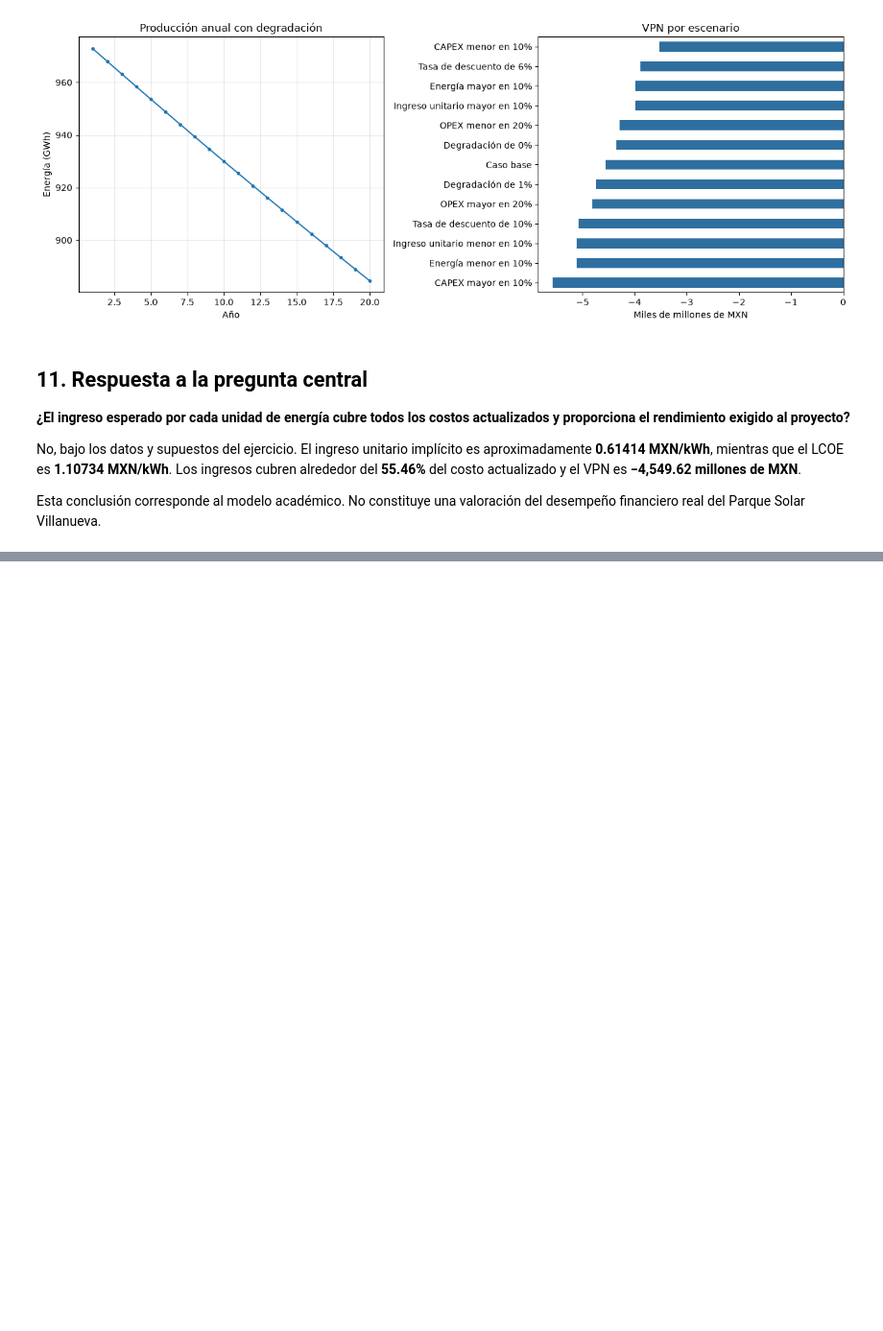
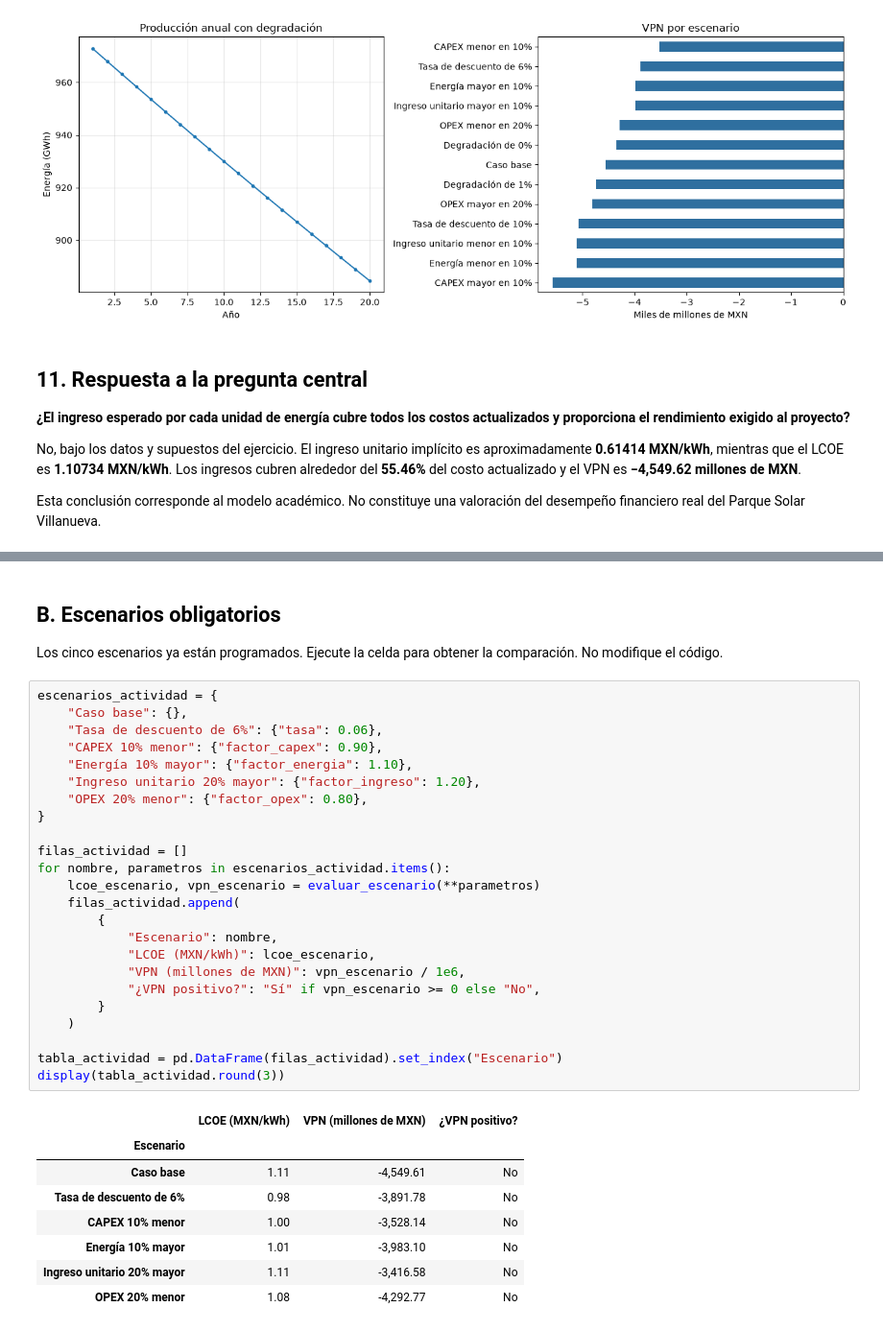
Before and after one commit to cesar-martinez-torres/Energia_Renovable, a Jupyter notebook: 01_evaluacion_economica_LCOE.ipynb, the cells around one changed output, grey strips where cells are left out. Shown at 96% size. Drawn from its saved outputs; the diff is of its cells as text; blank space fills up the shorter version.

```diff
--- a/01_evaluacion_economica_LCOE.ipynb
+++ b/01_evaluacion_economica_LCOE.ipynb
@@ -337,0 +398,37 @@ Esta conclusión corresponde al modelo académico. No constituye una valoración
+# %% [markdown]
+## B. Escenarios obligatorios
+
+Los cinco escenarios ya están programados. Ejecute la celda para obtener la comparación. No modifique el código.
+# %%
+escenarios_actividad = {
+    "Caso base": {},
+    "Tasa de descuento de 6%": {"tasa": 0.06},
+    "CAPEX 10% menor": {"factor_capex": 0.90},
+    "Energía 10% mayor": {"factor_energia": 1.10},
+    "Ingreso unitario 20% mayor": {"factor_ingreso": 1.20},
+    "OPEX 20% menor": {"factor_opex": 0.80},
+}
+
+filas_actividad = []
+for nombre, parametros in escenarios_actividad.items():
+    lcoe_escenario, vpn_escenario = evaluar_escenario(**parametros)
+    filas_actividad.append(
+        {
+            "Escenario": nombre,
+            "LCOE (MXN/kWh)": lcoe_escenario,
+            "VPN (millones de MXN)": vpn_escenario / 1e6,
+            "¿VPN positivo?": "Sí" if vpn_escenario >= 0 else "No",
+        }
+    )
+
+tabla_actividad = pd.DataFrame(filas_actividad).set_index("Escenario")
+display(tabla_actividad.round(3))
+# %% [output]
+|  | LCOE (MXN/kWh) | VPN (millones de MXN) | ¿VPN positivo? |
+| Escenario |  |  |  |
+| Caso base | 1.11 | -4,549.61 | No |
+| Tasa de descuento de 6% | 0.98 | -3,891.78 | No |
+| CAPEX 10% menor | 1.00 | -3,528.14 | No |
+| Energía 10% mayor | 1.01 | -3,983.10 | No |
+| Ingreso unitario 20% mayor | 1.11 | -3,416.58 | No |
+| OPEX 20% menor | 1.08 | -4,292.77 | No |
```
Also changed, not shown: parts of 11 cells of this notebook, 3 other files.
